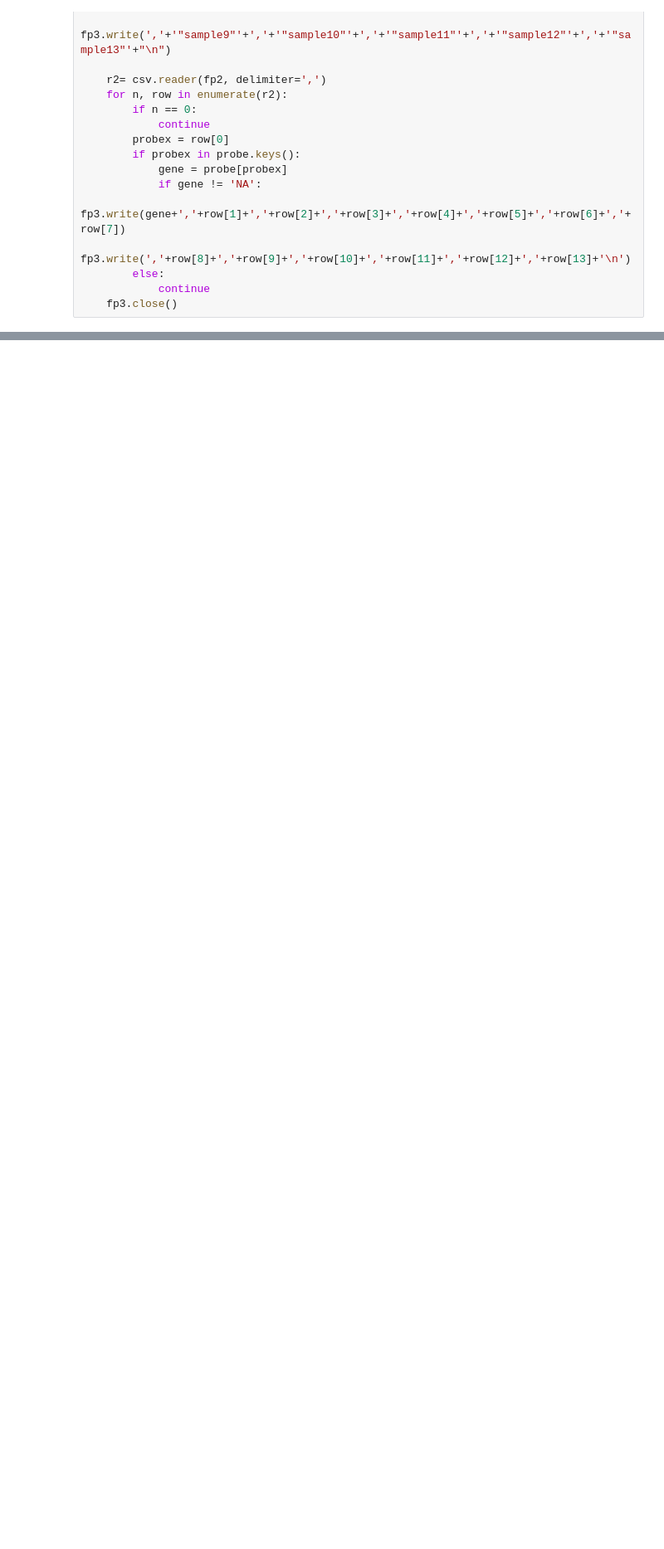
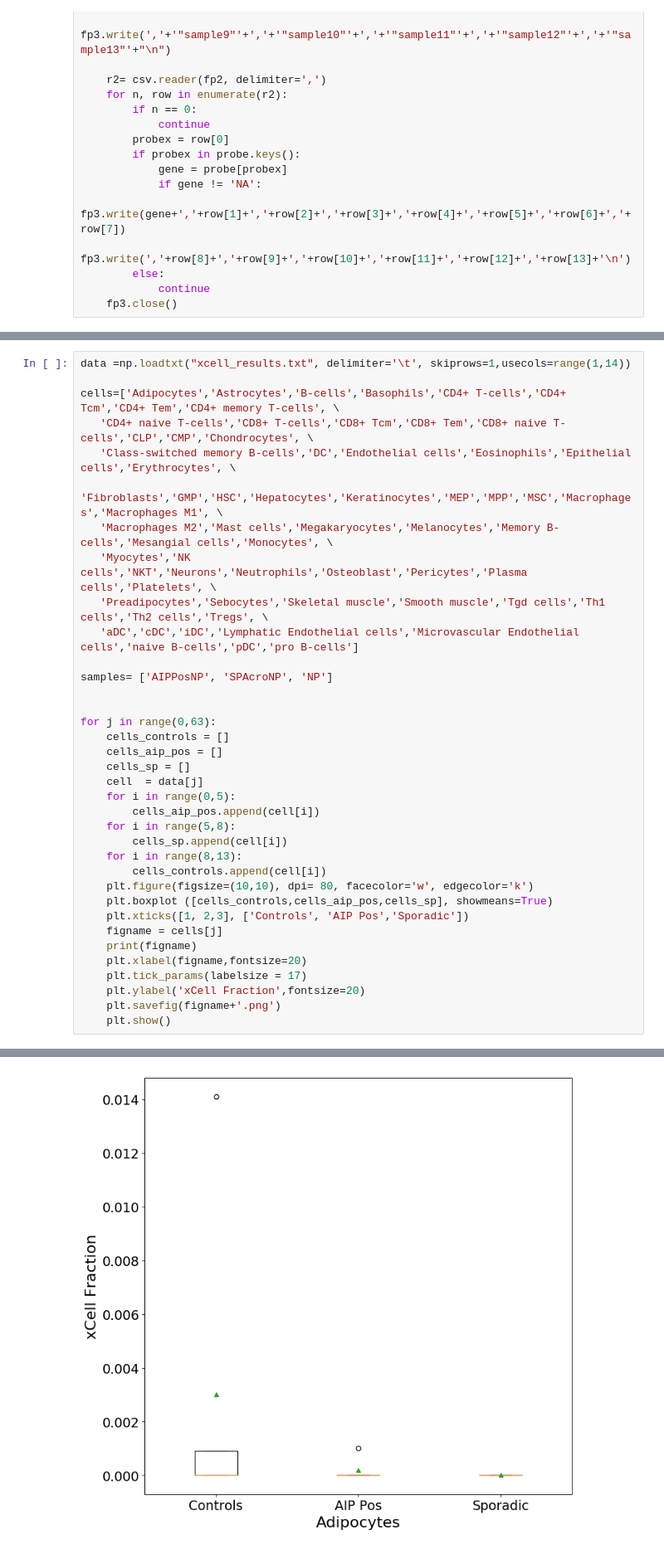
Before and after one commit to SherineAwad/EndocrineNotebooks, a Jupyter notebook: microarray_deconv.ipynb, the cells around one changed output, grey strips where cells are left out. Shown at 83% size. Cells and saved outputs as stored; diff of their text form; blank space fills up the shorter version.

```diff
--- a/microarray_deconv.ipynb
+++ b/microarray_deconv.ipynb
@@ -1268,0 +46,37 @@ Done
+# %%
+data =np.loadtxt("xcell_results.txt", delimiter='\t', skiprows=1,usecols=range(1,14))
+
+cells=['Adipocytes','Astrocytes','B-cells','Basophils','CD4+ T-cells','CD4+ Tcm','CD4+ Tem','CD4+ memory T-cells', \
+   'CD4+ naive T-cells','CD8+ T-cells','CD8+ Tcm','CD8+ Tem','CD8+ naive T-cells','CLP','CMP','Chondrocytes', \
+   'Class-switched memory B-cells','DC','Endothelial cells','Eosinophils','Epithelial cells','Erythrocytes', \
+   'Fibroblasts','GMP','HSC','Hepatocytes','Keratinocytes','MEP','MPP','MSC','Macrophages','Macrophages M1', \
+   'Macrophages M2','Mast cells','Megakaryocytes','Melanocytes','Memory B-cells','Mesangial cells','Monocytes', \
+   'Myocytes','NK cells','NKT','Neurons','Neutrophils','Osteoblast','Pericytes','Plasma cells','Platelets', \
+   'Preadipocytes','Sebocytes','Skeletal muscle','Smooth muscle','Tgd cells','Th1 cells','Th2 cells','Tregs', \
+   'aDC','cDC','iDC','Lymphatic Endothelial cells','Microvascular Endothelial cells','naive B-cells','pDC','pro B-cells']
+
+samples= ['AIPPosNP', 'SPAcroNP', 'NP']
+
+
+for j in range(0,63):
+    cells_controls = []
+    cells_aip_pos = []
+    cells_sp = []
+    cell  = data[j]
+    for i in range(0,5):
+        cells_aip_pos.append(cell[i])
+    for i in range(5,8):
+        cells_sp.append(cell[i])
+    for i in range(8,13):
+        cells_controls.append(cell[i])
+    plt.figure(figsize=(10,10), dpi= 80, facecolor='w', edgecolor='k')
+    plt.boxplot ([cells_controls,cells_aip_pos,cells_sp], showmeans=True)
+    plt.xticks([1, 2,3], ['Controls', 'AIP Pos','Sporadic'])
+    figname = cells[j]
+    print(figname)
+    plt.xlabel(figname,fontsize=20)
+    plt.tick_params(labelsize = 17)
+    plt.ylabel('xCell Fraction',fontsize=20)
+    plt.savefig(figname+'.png')
+    plt.show()
+# %% [output]
@@ -1268,0 +84 @@ Done
+[figure, added]
```
Also changed, not shown: parts of 4 cells of this notebook, 1 other file.
